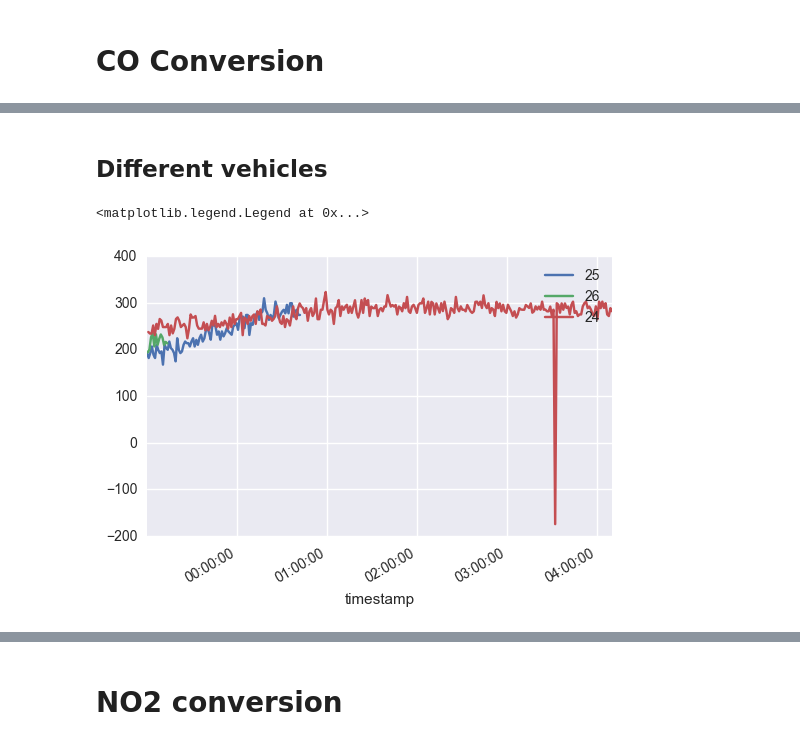
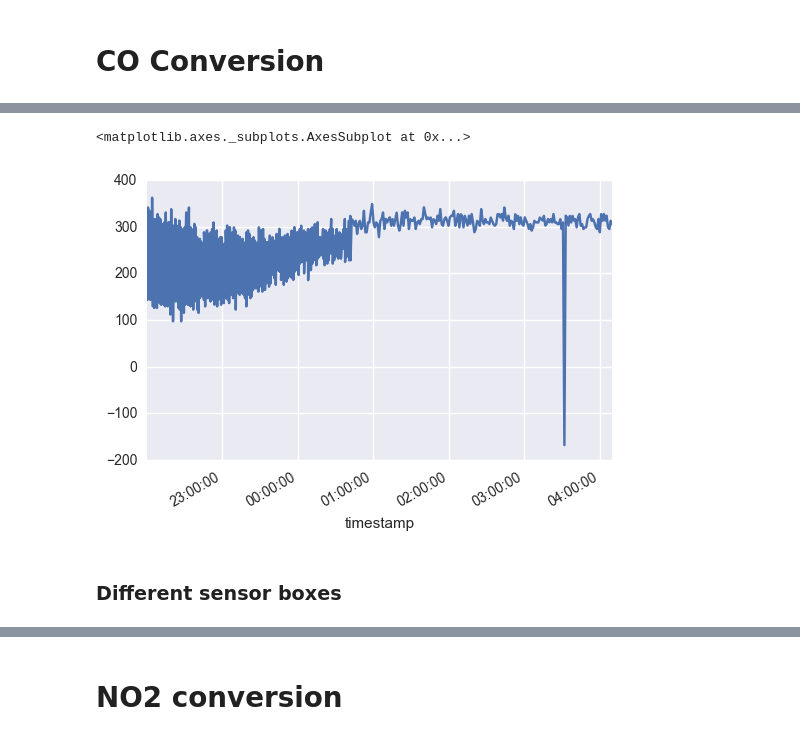
Before and after one commit to lingxz/climathon2016, a Jupyter notebook: vehicle_mount_analysis/vehicle-mount-analysis.ipynb, the cells around one changed output, grey strips where cells are left out. Drawn from its saved outputs; the diff is of its cells as text; code cells hidden in the pictures.

```diff
--- a/vehicle_mount_analysis/vehicle-mount-analysis.ipynb
+++ b/vehicle_mount_analysis/vehicle-mount-analysis.ipynb
@@ -71,10 +98,7 @@ df.co_ppb_alphasense.plot()
+# %%
+df.co_ppb_alphasense_no_cal.plot()
+# %% [output]
+<matplotlib.axes._subplots.AxesSubplot at 0x...>
+[figure, added]
 # %% [markdown]
-## Different vehicles
+### Different sensor boxes
-# %%
-for car_id in df.id.unique():
-    df[df.id == car_id].co_ppb_alphasense.plot()
-ax = plt.gca()
-ax.legend(df.id.unique())
-# %% [output]
-<matplotlib.legend.Legend at 0x...>
-[figure, removed]
```
Also changed, not shown: parts of 43 cells of this notebook.
